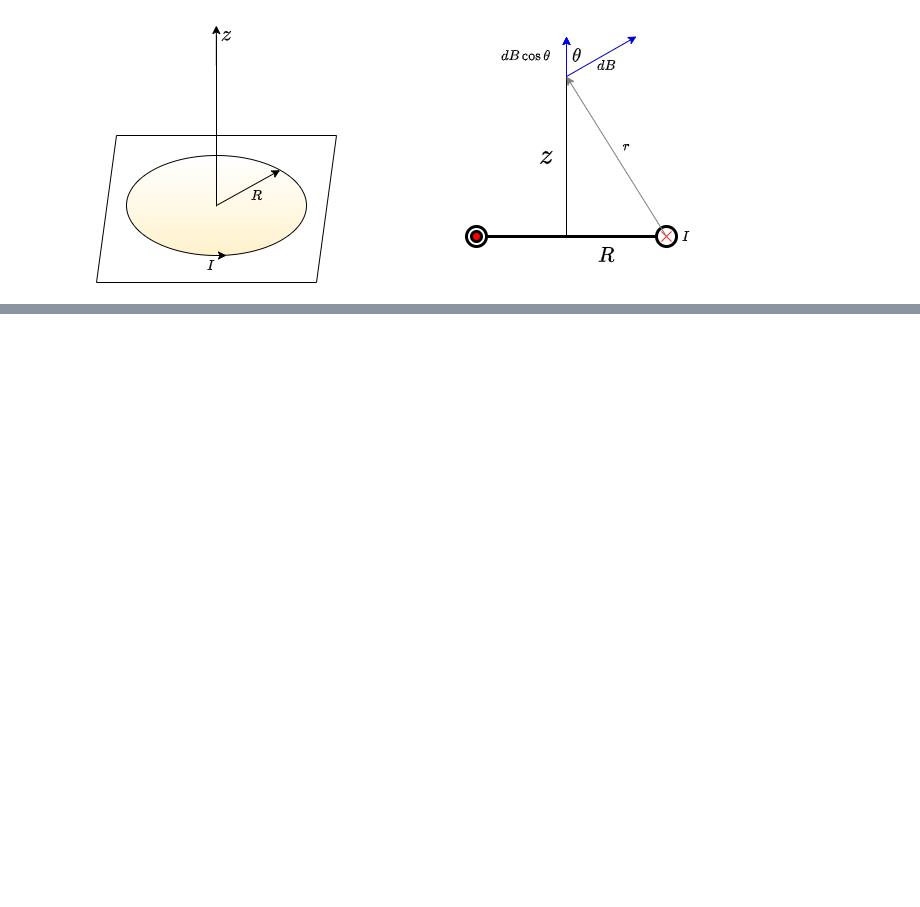
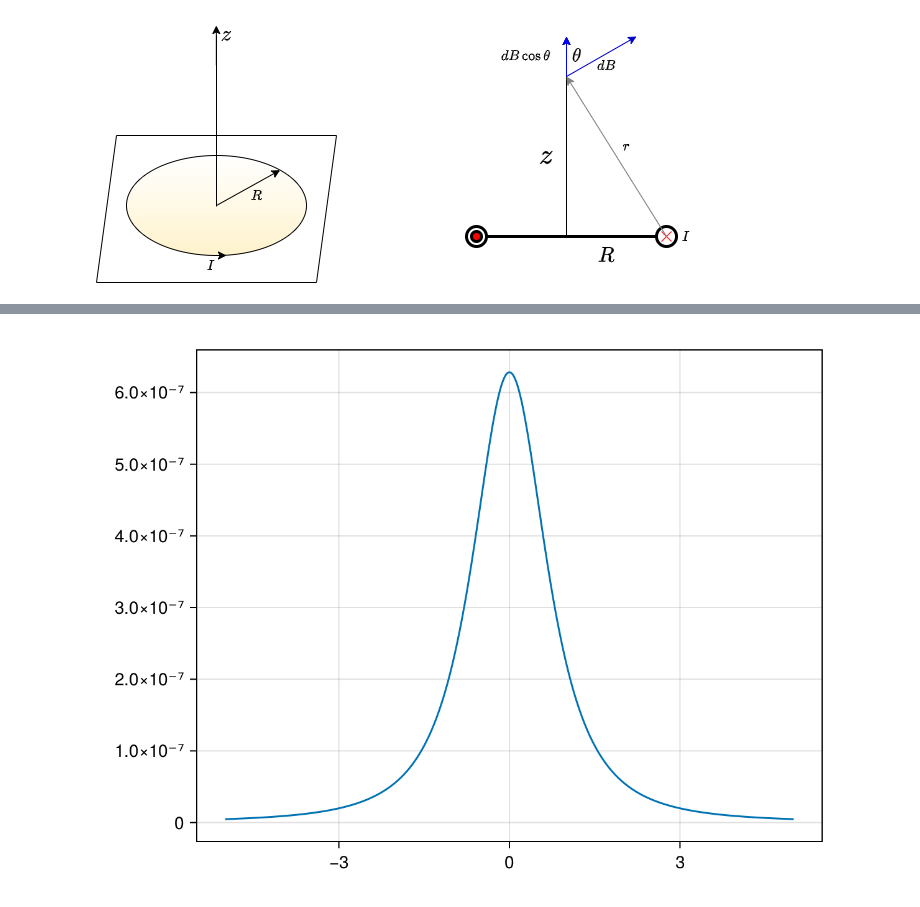
Before and after one commit to CompPhysJulia/Spring2024, a Jupyter notebook: LectureNotes/Class15-28Feb2024/Class15_28Feb.ipynb, the cells around one changed output, grey strips where cells are left out. Drawn from its saved outputs; the diff is of its cells as text; code cells hidden in the pictures; blank space fills up the shorter version.

```diff
--- a/LectureNotes/Class15-28Feb2024/Class15_28Feb.ipynb
+++ b/LectureNotes/Class15-28Feb2024/Class15_28Feb.ipynb
@@ -91,0 +127,2 @@ One of the things we will want to plot is a picture of the magnetic field perpen
+# %%
+μₒ = 1.2566370614359173e-6
@@ -91,0 +131,14 @@ One of the things we will want to plot is a picture of the magnetic field perpen
+# %%
+function BonZ(z, N; I=1.0, R=1.0)
+    Δθ = 2π/N
+    B = [0.0, 0.0, 0.0]
+    for θ in 0:Δθ:2π-Δθ
+            Idl = I*R*Δθ*[-sin(θ), cos(θ), 0]
+            r = [-R*cos(θ), -R*sin(θ), z]
+            # compute "dB" without the μₒ/4π to save computation time
+            dB = cross(Idl, r)/(norm(r)^3)
+            B = B .+ dB
+    end
+    B = μₒ*B/(4π)
+    return B
+end
@@ -91,0 +151,2 @@ One of the things we will want to plot is a picture of the magnetic field perpen
+# %%
+z = -5:0.01:5
@@ -91,0 +155,2 @@ One of the things we will want to plot is a picture of the magnetic field perpen
+# %%
+Bz = [BonZ(zz,1000)[3]  for zz in z];
@@ -91,0 +175,4 @@ One of the things we will want to plot is a picture of the magnetic field perpen
+# %%
+lines(z, Bz)
+# %% [output]
+[figure, added]
```
Also changed, not shown: parts of 11 cells of this notebook.
